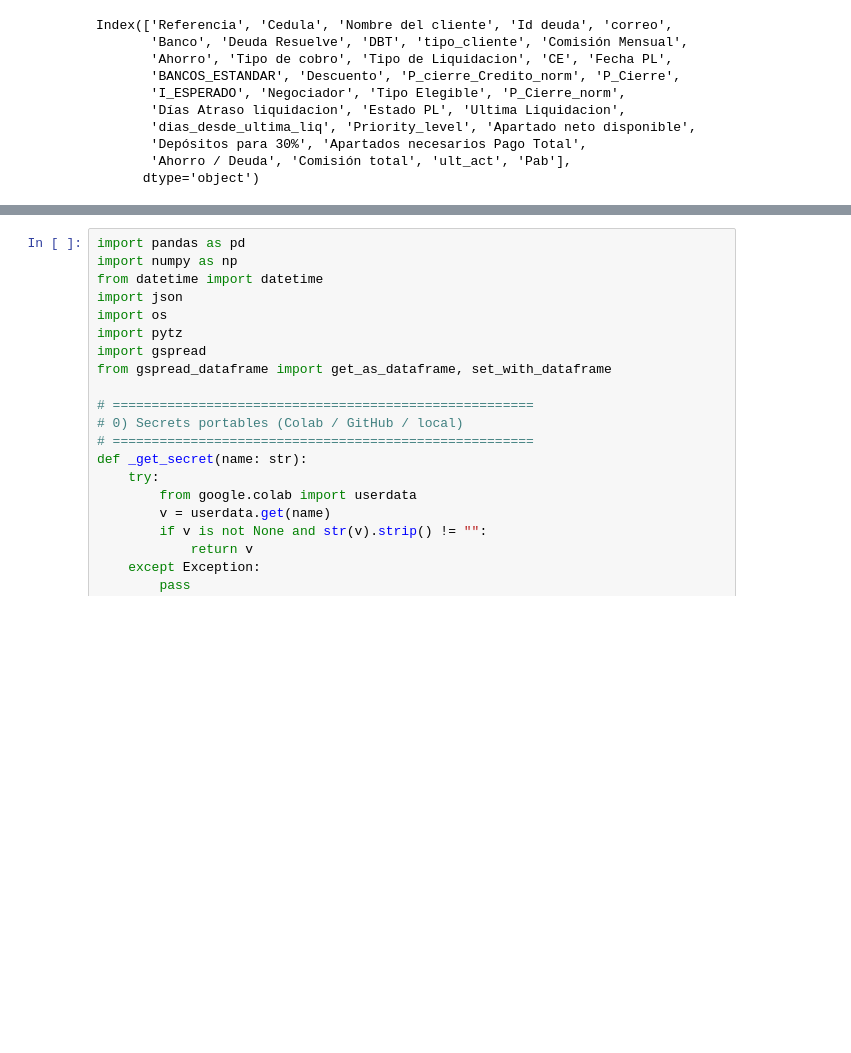
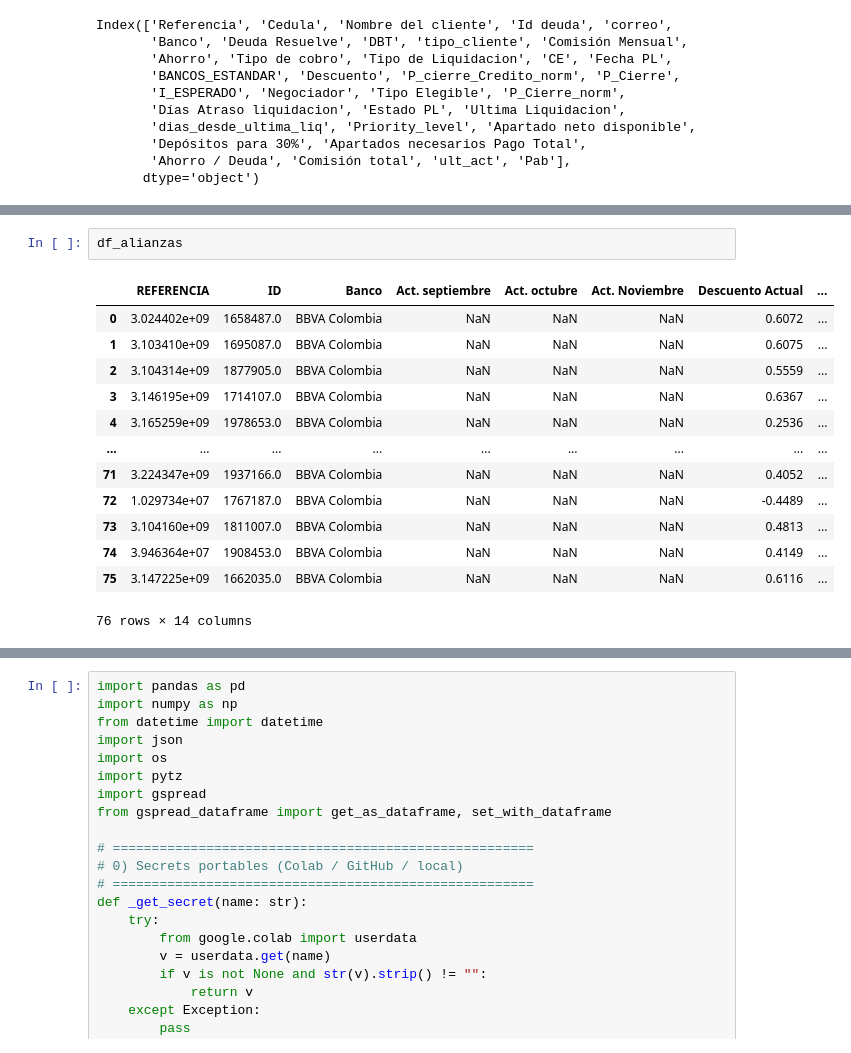
Before and after one commit to Robert1417/Asignaci-n_Tradicional, a Jupyter notebook: Priorización.ipynb, the cells around one changed output, grey strips where cells are left out. Drawn from its saved outputs; the diff is of its cells as text; blank space fills up the shorter version.

```diff
--- a/Priorización.ipynb
+++ b/Priorización.ipynb
@@ -890,0 +1005,16 @@ Index(['Referencia', 'Cedula', 'Nombre del cliente', 'Id deuda', 'correo',
+# %%
+df_alianzas
+# %% [output]
+|  | REFERENCIA | ID | Banco | Act. septiembre | Act. octubre | Act. Noviembre | Descuento Actual | ... |
+| 0 | 3.024402e+09 | 1658487.0 | BBVA Colombia | NaN | NaN | NaN | 0.6072 | ... |
+| 1 | 3.103410e+09 | 1695087.0 | BBVA Colombia | NaN | NaN | NaN | 0.6075 | ... |
+| 2 | 3.104314e+09 | 1877905.0 | BBVA Colombia | NaN | NaN | NaN | 0.5559 | ... |
+| 3 | 3.146195e+09 | 1714107.0 | BBVA Colombia | NaN | NaN | NaN | 0.6367 | ... |
+| 4 | 3.165259e+09 | 1978653.0 | BBVA Colombia | NaN | NaN | NaN | 0.2536 | ... |
+| ... | ... | ... | ... | ... | ... | ... | ... | ... |
+| 71 | 3.224347e+09 | 1937166.0 | BBVA Colombia | NaN | NaN | NaN | 0.4052 | ... |
+| 72 | 1.029734e+07 | 1767187.0 | BBVA Colombia | NaN | NaN | NaN | -0.4489 | ... |
+| 73 | 3.104160e+09 | 1811007.0 | BBVA Colombia | NaN | NaN | NaN | 0.4813 | ... |
+| 74 | 3.946364e+07 | 1908453.0 | BBVA Colombia | NaN | NaN | NaN | 0.4149 | ... |
+| 75 | 3.147225e+09 | 1662035.0 | BBVA Colombia | NaN | NaN | NaN | 0.6116 | ... |
+76 rows × 14 columns
```
Also changed, not shown: parts of 31 cells of this notebook.
